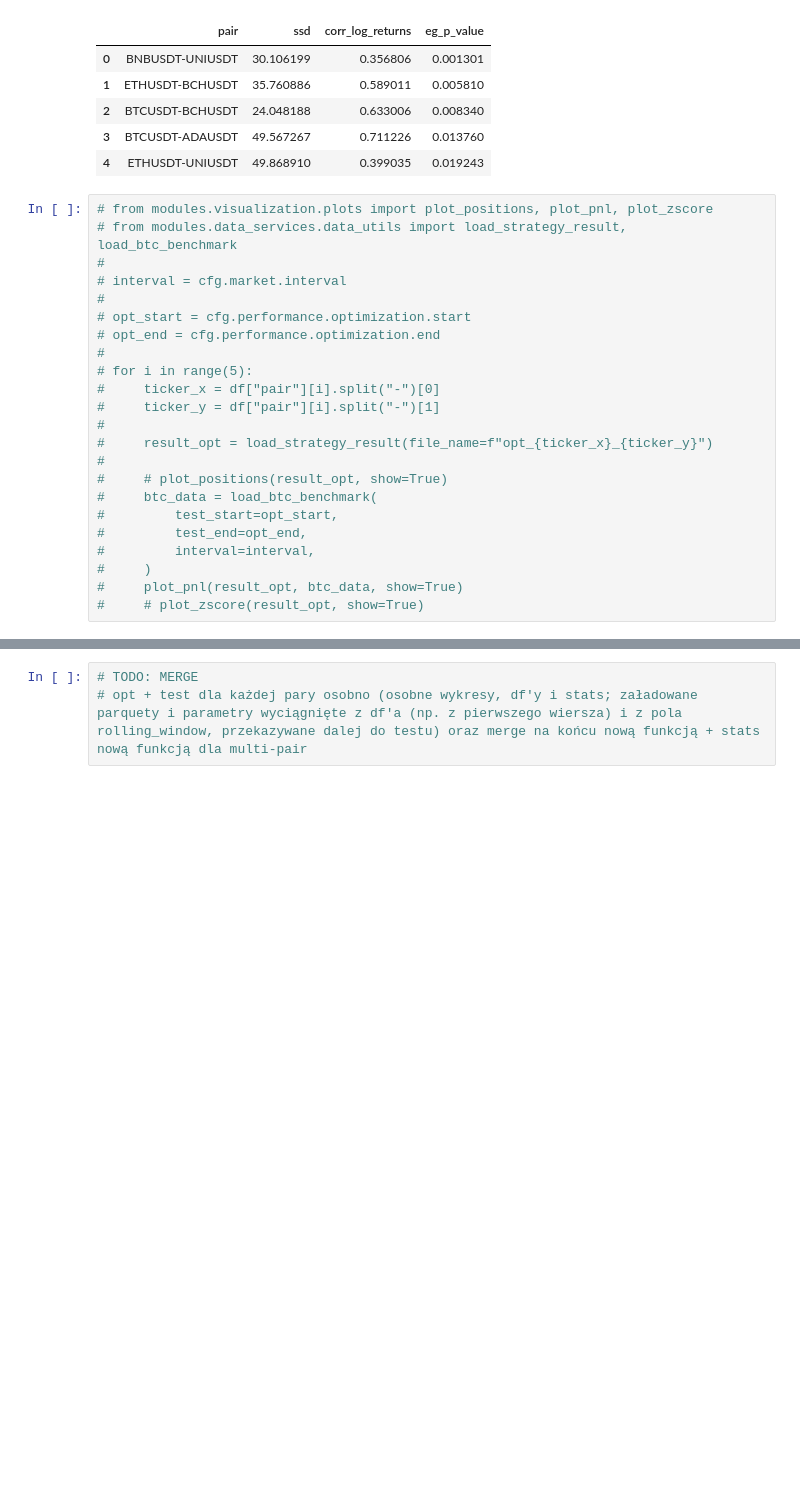
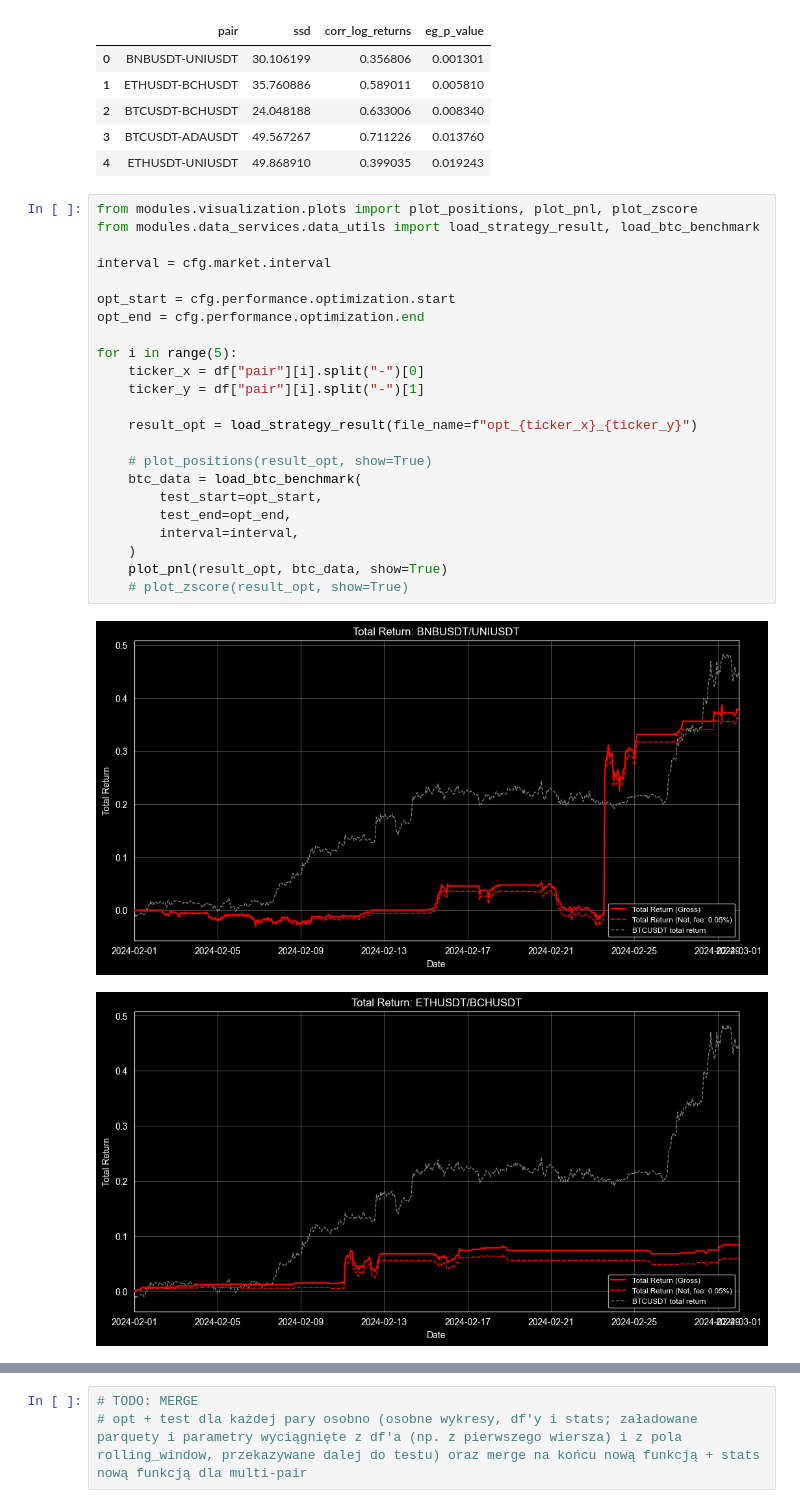
Before and after one commit to damianlebiedz/pair-trading-with-rl, a Jupyter notebook: notebooks/opt_and_test_multi_pairs.ipynb, the cells around one changed output, grey strips where cells are left out. Drawn from its saved outputs; the diff is of its cells as text; blank space fills up the shorter version.

```diff
--- a/notebooks/opt_and_test_multi_pairs.ipynb
+++ b/notebooks/opt_and_test_multi_pairs.ipynb
@@ -25,25 +25,28 @@ df.head(5)
 | 3 | BTCUSDT-ADAUSDT | 49.567267 | 0.711226 | 0.013760 |
 | 4 | ETHUSDT-UNIUSDT | 49.868910 | 0.399035 | 0.019243 |
 # %%
-# from modules.visualization.plots import plot_positions, plot_pnl, plot_zscore
-# from modules.data_services.data_utils import load_strategy_result, load_btc_benchmark
-#
-# interval = cfg.market.interval
-#
-# opt_start = cfg.performance.optimization.start
-# opt_end = cfg.performance.optimization.end
-#
-# for i in range(5):
-#     ticker_x = df["pair"][i].split("-")[0]
-#     ticker_y = df["pair"][i].split("-")[1]
-#
-#     result_opt = load_strategy_result(file_name=f"opt_{ticker_x}_{ticker_y}")
-#
-#     # plot_positions(result_opt, show=True)
-#     btc_data = load_btc_benchmark(
-#         test_start=opt_start,
-#         test_end=opt_end,
-#         interval=interval,
-#     )
-#     plot_pnl(result_opt, btc_data, show=True)
-#     # plot_zscore(result_opt, show=True)
+from modules.visualization.plots import plot_positions, plot_pnl, plot_zscore
+from modules.data_services.data_utils import load_strategy_result, load_btc_benchmark
+
+interval = cfg.market.interval
+
+opt_start = cfg.performance.optimization.start
+opt_end = cfg.performance.optimization.end
+
+for i in range(5):
+    ticker_x = df["pair"][i].split("-")[0]
+    ticker_y = df["pair"][i].split("-")[1]
+
+    result_opt = load_strategy_result(file_name=f"opt_{ticker_x}_{ticker_y}")
+
+    # plot_positions(result_opt, show=True)
+    btc_data = load_btc_benchmark(
+        test_start=opt_start,
+        test_end=opt_end,
+        interval=interval,
+    )
+    plot_pnl(result_opt, btc_data, show=True)
+    # plot_zscore(result_opt, show=True)
+# %% [output]
+[figure, added]
+[figure, added]
```
Also changed, not shown: parts of 2 cells of this notebook, 12 other files.
